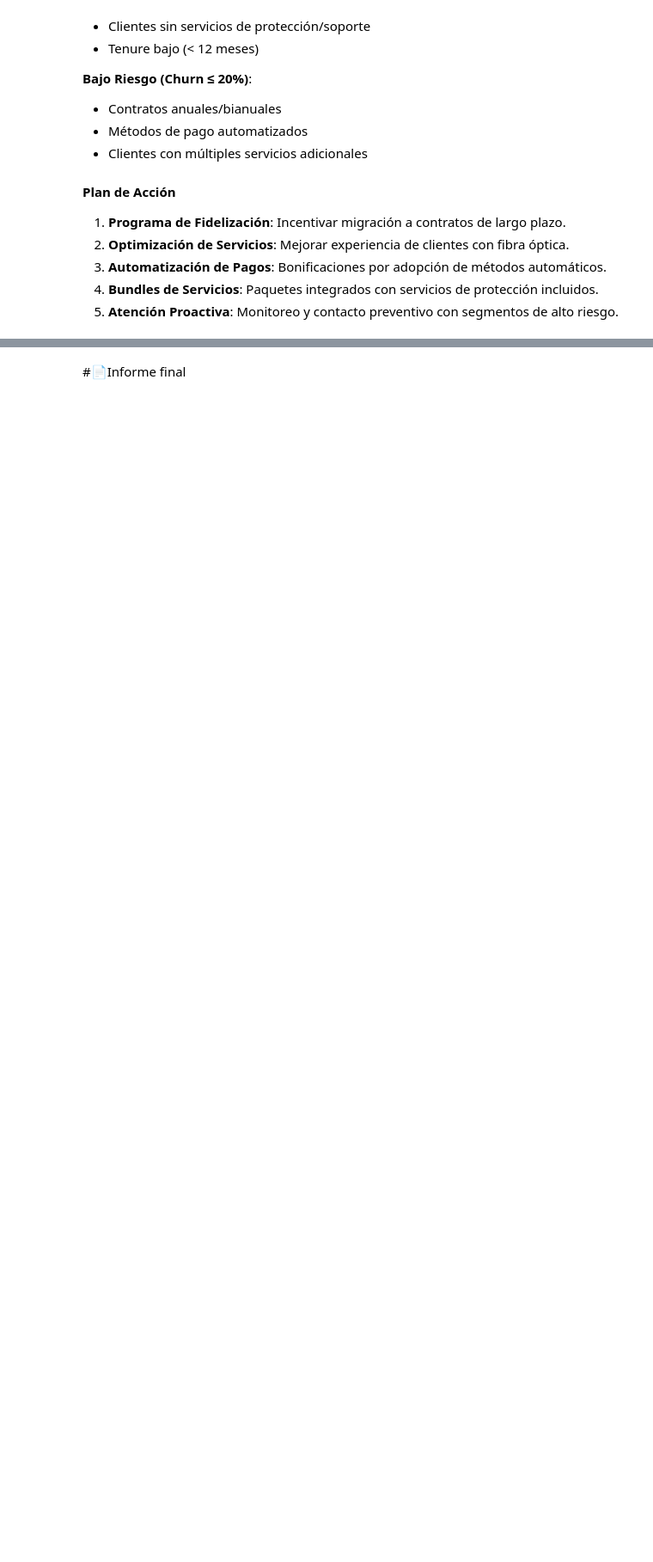
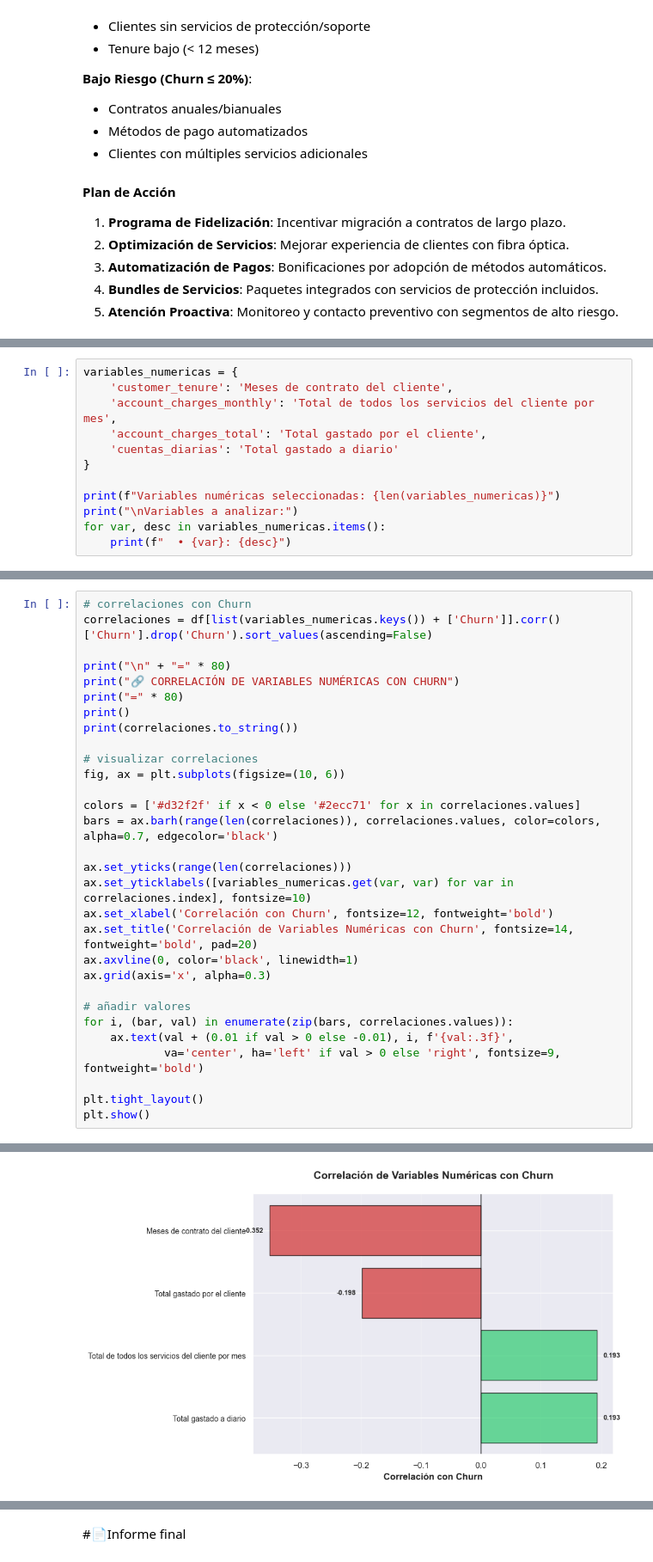
Before and after one commit to marianoInsa/ONE-TelecomX, a Jupyter notebook: Challenge-TelecomX.ipynb, the cells around one changed output, grey strips where cells are left out. Shown at 86% size. Saved outputs shown, nothing was run; the diff lists cells and outputs as text; blank space fills up the shorter version.

```diff
--- a/Challenge-TelecomX.ipynb
+++ b/Challenge-TelecomX.ipynb
@@ -1723,0 +1791,12 @@ Los servicios complementarios actúan como **factores de retención**:
+# %%
+variables_numericas = {
+    'customer_tenure': 'Meses de contrato del cliente',
+    'account_charges_monthly': 'Total de todos los servicios del cliente por mes',
+    'account_charges_total': 'Total gastado por el cliente',
+    'cuentas_diarias': 'Total gastado a diario'
+}
+
+print(f"Variables numéricas seleccionadas: {len(variables_numericas)}")
+print("\nVariables a analizar:")
+for var, desc in variables_numericas.items():
+    print(f"  • {var}: {desc}")
@@ -1723,0 +2089,31 @@ Los servicios complementarios actúan como **factores de retención**:
+# %%
+# correlaciones con Churn
+correlaciones = df[list(variables_numericas.keys()) + ['Churn']].corr()['Churn'].drop('Churn').sort_values(ascending=False)
+
+print("\n" + "=" * 80)
+print("🔗 CORRELACIÓN DE VARIABLES NUMÉRICAS CON CHURN")
+print("=" * 80)
+print()
+print(correlaciones.to_string())
+
+# visualizar correlaciones
+fig, ax = plt.subplots(figsize=(10, 6))
+
+colors = ['#d32f2f' if x < 0 else '#2ecc71' for x in correlaciones.values]
+bars = ax.barh(range(len(correlaciones)), correlaciones.values, color=colors, alpha=0.7, edgecolor='black')
+
+ax.set_yticks(range(len(correlaciones)))
+ax.set_yticklabels([variables_numericas.get(var, var) for var in correlaciones.index], fontsize=10)
+ax.set_xlabel('Correlación con Churn', fontsize=12, fontweight='bold')
+ax.set_title('Correlación de Variables Numéricas con Churn', fontsize=14, fontweight='bold', pad=20)
+ax.axvline(0, color='black', linewidth=1)
+ax.grid(axis='x', alpha=0.3)
+
+# añadir valores
+for i, (bar, val) in enumerate(zip(bars, correlaciones.values)):
+    ax.text(val + (0.01 if val > 0 else -0.01), i, f'{val:.3f}',
+            va='center', ha='left' if val > 0 else 'right', fontsize=9, fontweight='bold')
+
+plt.tight_layout()
+plt.show()
+# %% [output]
@@ -1723,0 +2128 @@ Los servicios complementarios actúan como **factores de retención**:
+[figure, added]
```
Also changed, not shown: parts of 29 cells of this notebook.
